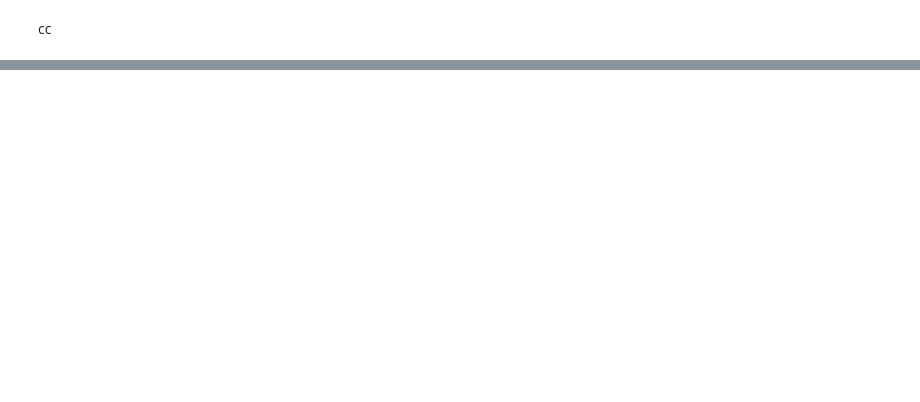
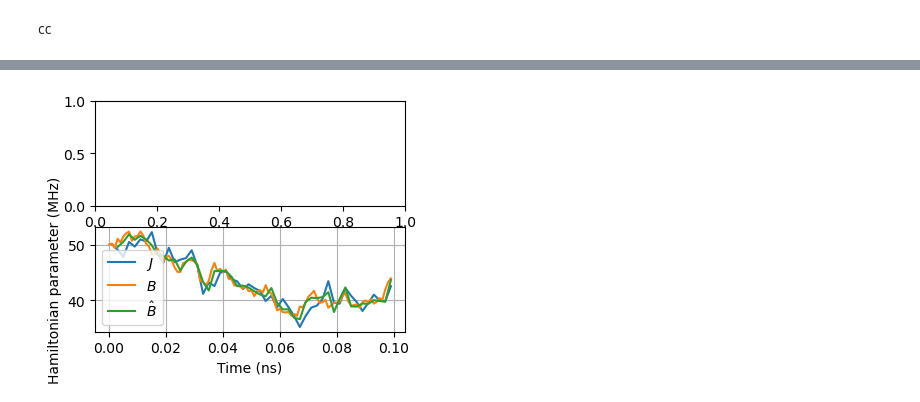
Before and after one commit to quantumJAK/Bayesian-measurment, a Jupyter notebook: estimation_simulation.ipynb, the cells around one changed output, grey strips where cells are left out. Saved outputs shown, nothing was run; the diff lists cells and outputs as text; code cells hidden in the pictures; blank space fills up the shorter version.

Commit message:
Working simulation, implemented figure

```diff
--- a/estimation_simulation.ipynb
+++ b/estimation_simulation.ipynb
@@ -135,0 +120,15 @@ ths
+# %%
+#B0 = sig_B*np.random.randn()
+B0 = 50
+np.random.seed(8151)
+Bs,Js, B_est, measured_om, error_om, Bs_used = single_run(N=50, B0= B0, deps0 = 0, Bmin = 30, feedback=True)
+
+Js_val = np.array(Js)[:,0]
+Js_time = np.array(Js)[:,1]
+Bs_val = np.array(Bs)[:,0]
+Bs_time = np.array(Bs)[:,1]
+B_est_val = np.array(B_est)[:,0]
+
+B_est_time = np.array(B_est)[:,1]
+
+#plt.plot(np.arctan2(np.abs(Bs_val), Js_val)/np.pi, alpha=0.5)
@@ -135,0 +153,15 @@ ths
+# %%
+#Plot (4,3) size, with grid and x-axis named time and y-axis named Hamiltonian parameter
+plt.subplots(2,1,figsize=(4,3))
+
+plt.grid()
+plt.xlabel("Time (ns)")
+plt.ylabel("Hamiltonian parameter (MHz)")
+
+plt.plot(Js_time[1:]/1e9,Js_val[1:], label="$J$")
+plt.plot(Bs_time[1:]/1e9, Bs_val[1:], label="$B$")
+plt.plot(B_est_time[1:]/1e9, B_est_val[1:], label = r"$\hat B$")
+plt.legend()
+plt.savefig("estimation_simulation.png")
+# %% [output]
+[figure, added]
```
Also changed, not shown: parts of 11 cells of this notebook.
